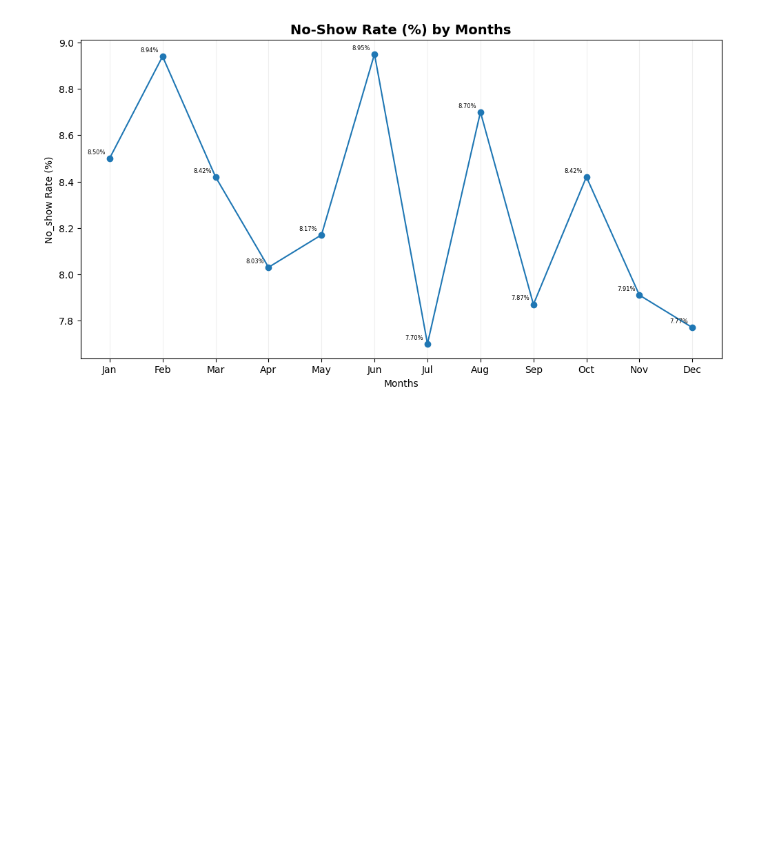
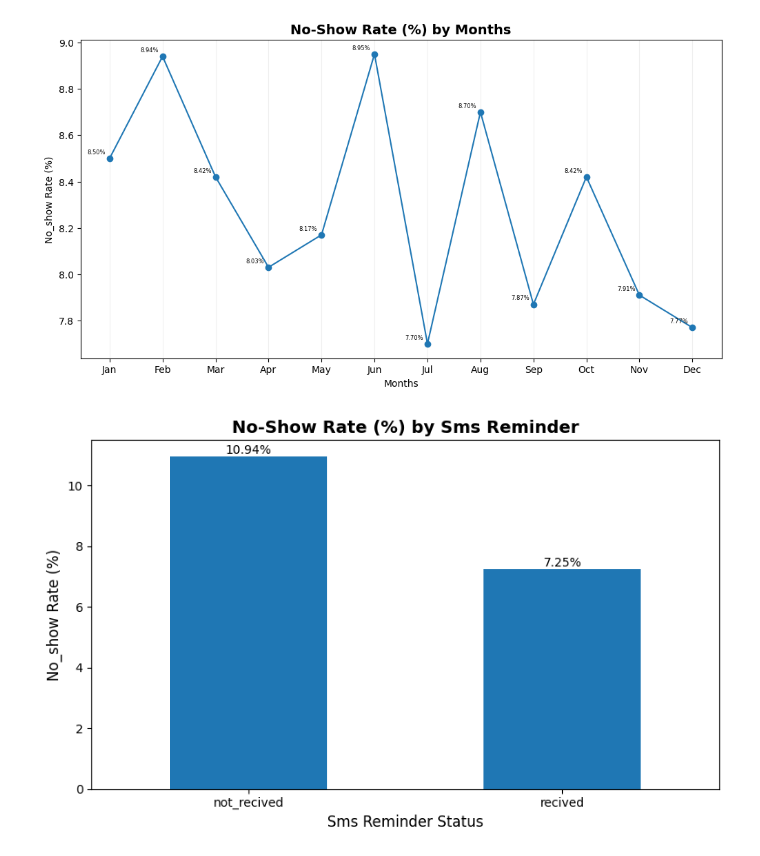
Before and after one commit to akashcstech/Health_Care_No_Show_Data_Analysis, a Jupyter notebook: Data_clean.ipynb, the cells around one changed output. Saved outputs shown, nothing was run; the diff lists cells and outputs as text; code cells hidden in the pictures; blank space fills up the shorter version.

Commit message:
No-Show Rate (%) by Reminder_Calls

```diff
--- a/Data_clean.ipynb
+++ b/Data_clean.ipynb
@@ -1326,3 +1326,8 @@ mns
 | Oct | 3958 | 364 | 91.58 | 8.42 |
 | Nov | 3806 | 327 | 92.09 | 7.91 |
 | Dec | 3941 | 332 | 92.23 | 7.77 |
+# %%
+# sms_message_vs_no_show
+smsns = pd.crosstab(pdf2['sms_received'], pdf['no_show'])
+smsns = smsns.rename(index = {0: 'not_recived', 1: 'recived'})
+smsns
@@ -1328,0 +1339,6 @@ mns
+# %%
+smsnss = pd.crosstab(pdf2['sms_received'], pdf['no_show'], normalize='index') * 100
+smsnss = smsnss.rename(index = {0: 'not_recived', 1: 'recived'})
+smsns[['0_pct', '1_pct']] = smsnss.round(2)
+smsnss.round(2)
+smsns
@@ -1361,3 +1416,18 @@ plt.grid(axis='x', alpha=0.2)
 plt.show()
 # %% [output]
 [figure]
+# %%
+# No-Show Rate (%) by Sms reminder
+ax = smsns['1_pct'].plot(kind='bar', figsize=(8,5))
+
+for container in ax.containers:
+    plt.bar_label(container, fmt='%.2f%%')
+
+plt.title('No-Show Rate (%) by Sms Reminder', fontsize=14, fontweight='bold')
+plt.xlabel('Sms Reminder Status', fontsize=12)
+plt.xticks(rotation=0)
+plt.ylabel('No_show Rate (%)', fontsize=12)
+plt.tight_layout()
+plt.show()
+# %% [output]
+[figure, added]
```
Also changed, not shown: parts of 7 cells of this notebook, 1 other file.
